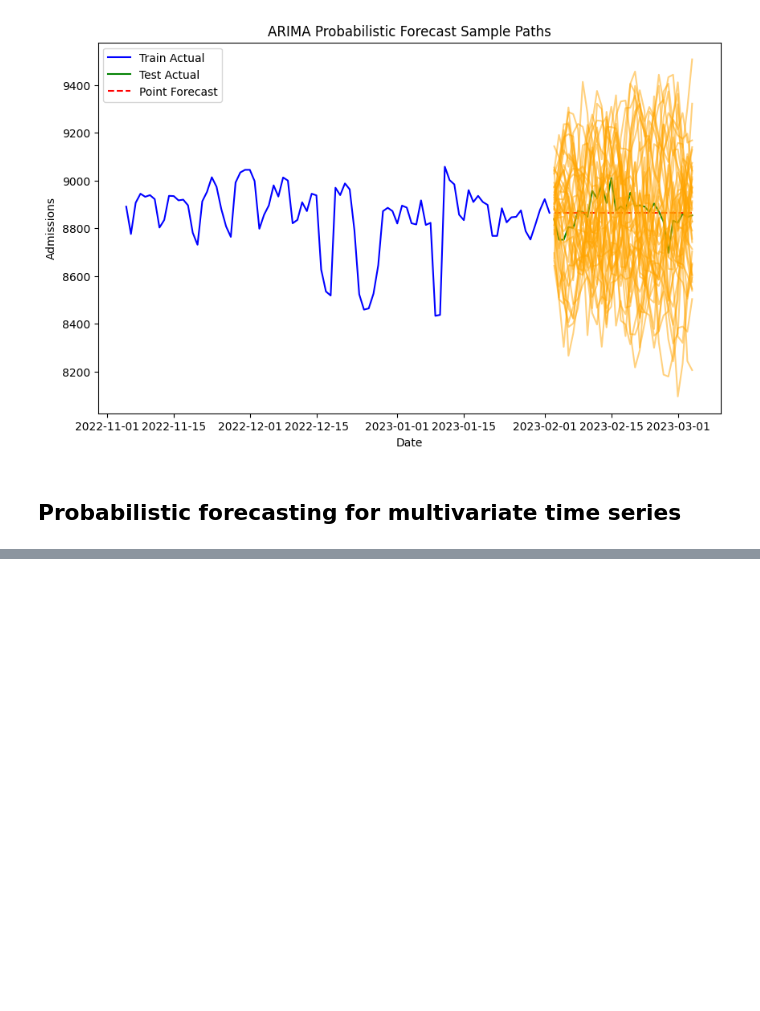
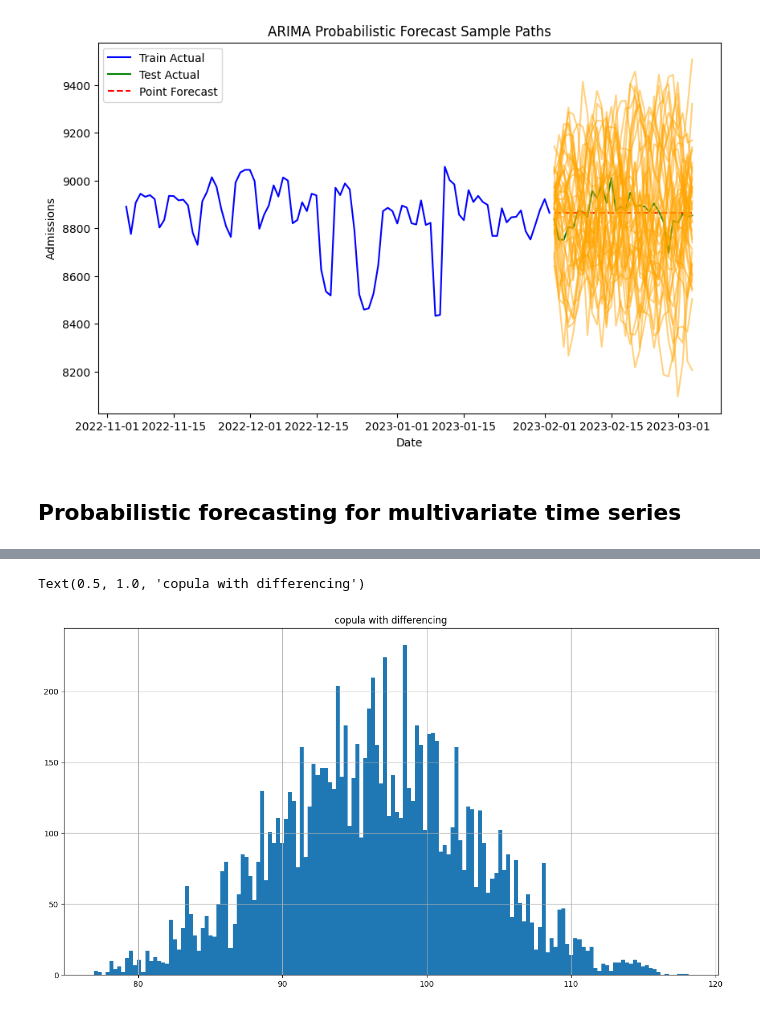
Before and after one commit to mustafaslanCoto/peshbeen, a Jupyter notebook: nbs/modules/04_prob_forecast.ipynb, the cells around one changed output, grey strips where cells are left out. Drawn from its saved outputs; the diff is of its cells as text; code cells hidden in the pictures; blank space fills up the shorter version.

```diff
--- a/nbs/modules/04_prob_forecast.ipynb
+++ b/nbs/modules/04_prob_forecast.ipynb
@@ -942,0 +1111,8 @@ ar = prob_ml_mv.sample(train, n_samples=1000, method="empirical", future_exog=te
+# %%
+#| hide
+
+yz[(yz["store_item"] == "store_01_item_01")&(yz["horizon"] == 1)]["sample_path"].hist(bins = 150, figsize = (15,8))
+plt.title("copula with differencing")
+# %% [output]
+Text(0.5, 1.0, 'copula with differencing')
+[figure, added]
```
Also changed, not shown: parts of 6 cells of this notebook, 23 other files.
